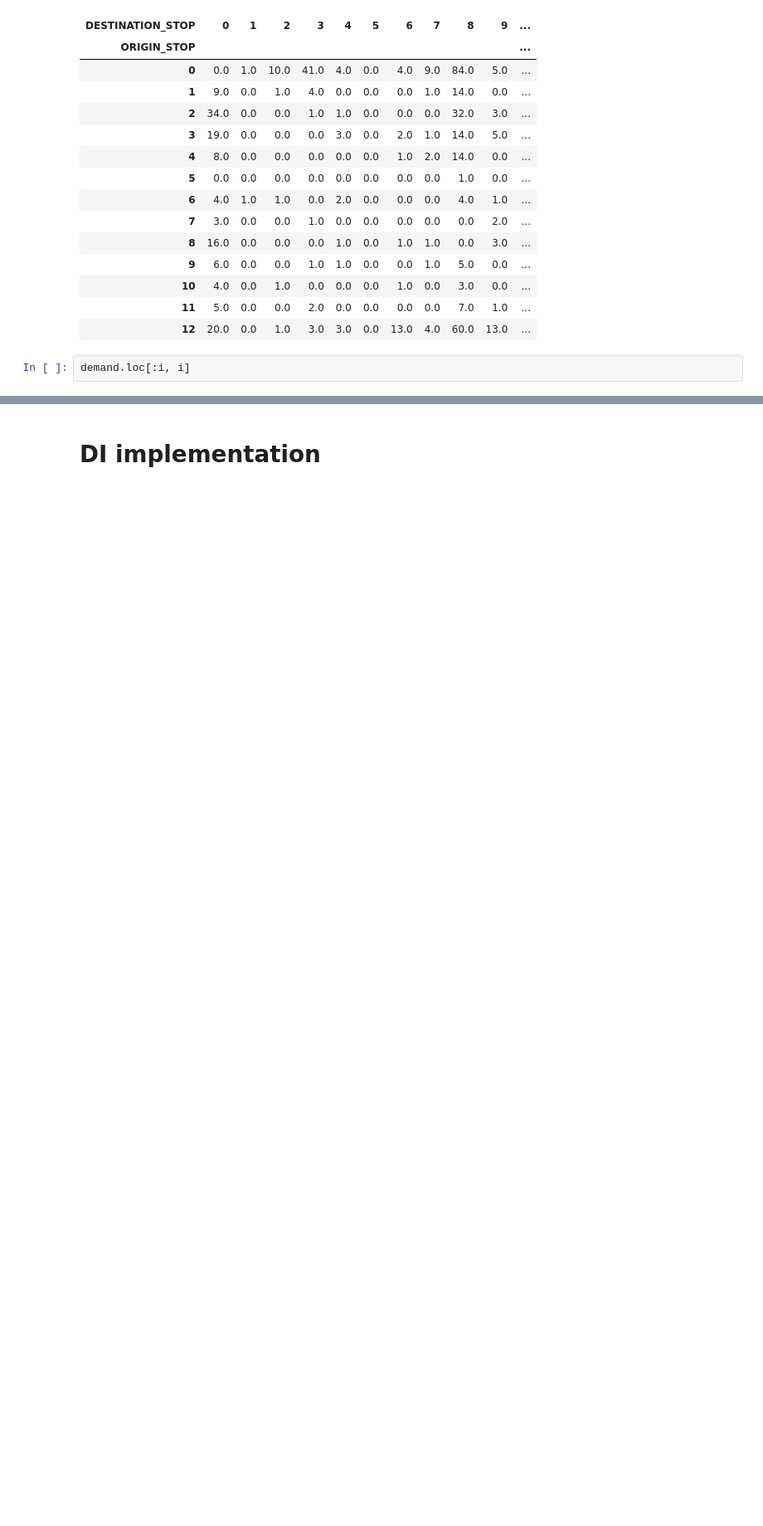
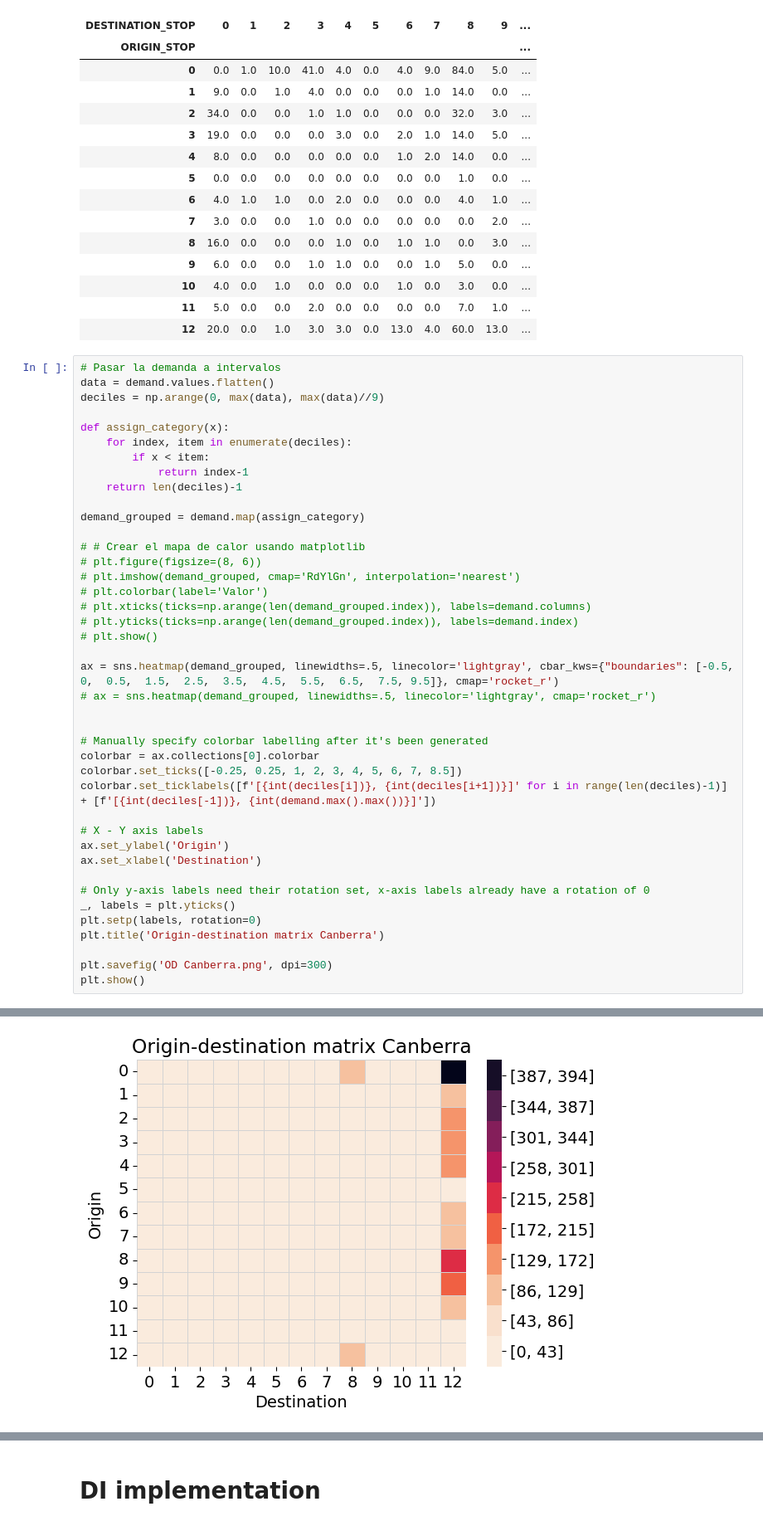
Before and after one commit to valeegomex/Genetic-algorithm-parametric-city, a Jupyter notebook: paper1_numericalExamples/Canberra/Data Analisys.ipynb, the cells around one changed output, grey strips where cells are left out. Shown at 83% size. Drawn from its saved outputs; the diff is of its cells as text; blank space fills up the shorter version.

```diff
--- a/paper1_numericalExamples/Canberra/Data Analisys.ipynb
+++ b/paper1_numericalExamples/Canberra/Data Analisys.ipynb
@@ -126,5 +117,44 @@ demand
 | 11 | 5.0 | 0.0 | 0.0 | 2.0 | 0.0 | 0.0 | 0.0 | 0.0 | 7.0 | 1.0 | ... |
 | 12 | 20.0 | 0.0 | 1.0 | 3.0 | 3.0 | 0.0 | 13.0 | 4.0 | 60.0 | 13.0 | ... |
 # %%
-demand.loc[:i, i]
+# Pasar la demanda a intervalos
+data = demand.values.flatten()
+deciles = np.arange(0, max(data), max(data)//9)
+
+def assign_category(x):
+    for index, item in enumerate(deciles):
+        if x < item:
+            return index-1
+    return len(deciles)-1
+
+demand_grouped = demand.map(assign_category)
+
+# # Crear el mapa de calor usando matplotlib
+# plt.figure(figsize=(8, 6))
+# plt.imshow(demand_grouped, cmap='RdYlGn', interpolation='nearest')
+# plt.colorbar(label='Valor')
+# plt.xticks(ticks=np.arange(len(demand_grouped.index)), labels=demand.columns)
+# plt.yticks(ticks=np.arange(len(demand_grouped.index)), labels=demand.index)
+# plt.show()
+
+ax = sns.heatmap(demand_grouped, linewidths=.5, linecolor='lightgray', cbar_kws={"boundaries": [-0.5, 0,  0.5,  1.5,  2.5,  3.5,  4.5,  5.5,  6.5,  7.5, 9.5]}, cmap='rocket_r')
+# ax = sns.heatmap(demand_grouped, linewidths=.5, linecolor='lightgray', cmap='rocket_r')
+
+
+# Manually specify colorbar labelling after it's been generated
+colorbar = ax.collections[0].colorbar
+colorbar.set_ticks([-0.25, 0.25, 1, 2, 3, 4, 5, 6, 7, 8.5])
+colorbar.set_ticklabels([f'[{int(deciles[i])}, {int(deciles[i+1])}]' for i in range(len(deciles)-1)] + [f'[{int(deciles[-1])}, {int(demand.max().max())}]'])
+
+# X - Y axis labels
+ax.set_ylabel('Origin')
+ax.set_xlabel('Destination')
+
+# Only y-axis labels need their rotation set, x-axis labels already have a rotation of 0
+_, labels = plt.yticks()
+plt.setp(labels, rotation=0)
+plt.title('Origin-destination matrix Canberra')
+
+plt.savefig('OD Canberra.png', dpi=300)
+plt.show()
 # %% [output]
@@ -145,0 +161 @@ Name: 12, dtype: float64
+[figure, added]
```
Also changed, not shown: parts of 25 cells of this notebook.
